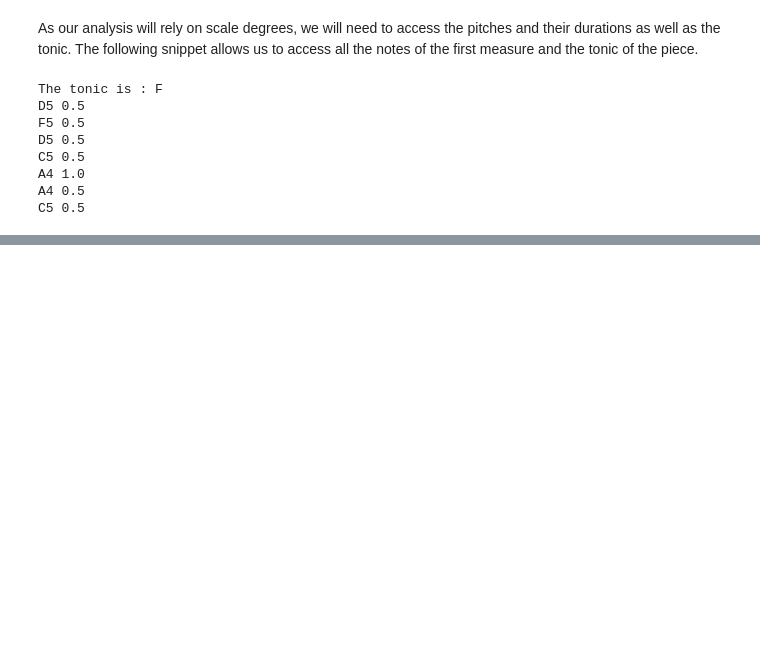
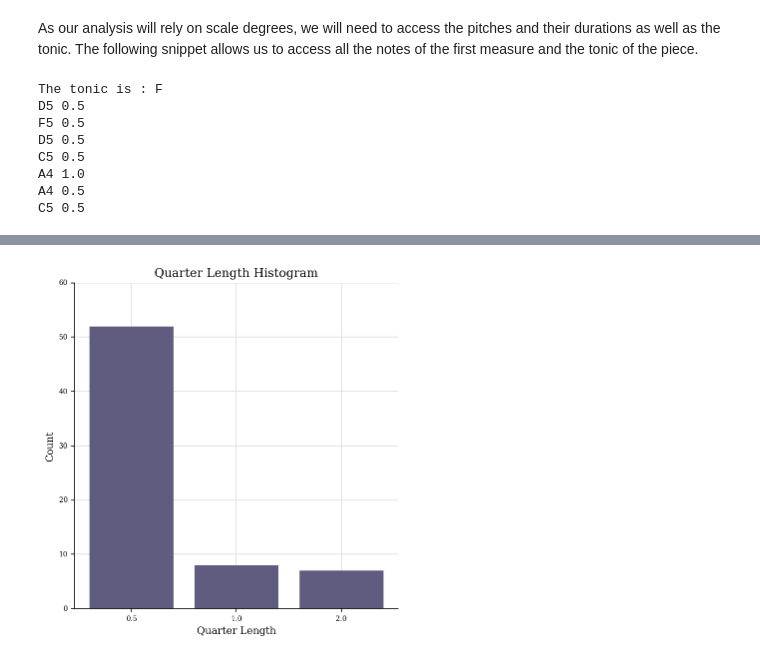
Before and after one commit to ravinitheshreddy/Digital-Musicology-Project, a Jupyter notebook: milestone2.ipynb, the cells around one changed output, grey strips where cells are left out. Drawn from its saved outputs; the diff is of its cells as text; code cells hidden in the pictures; blank space fills up the shorter version.

```diff
--- a/milestone2.ipynb
+++ b/milestone2.ipynb
@@ -60,0 +118,4 @@ C5 0.5
+# %%
+score.plot('histogram', 'QuarterLength')
+# %% [output]
+[figure, added]
```
Also changed, not shown: parts of 49 cells of this notebook.
